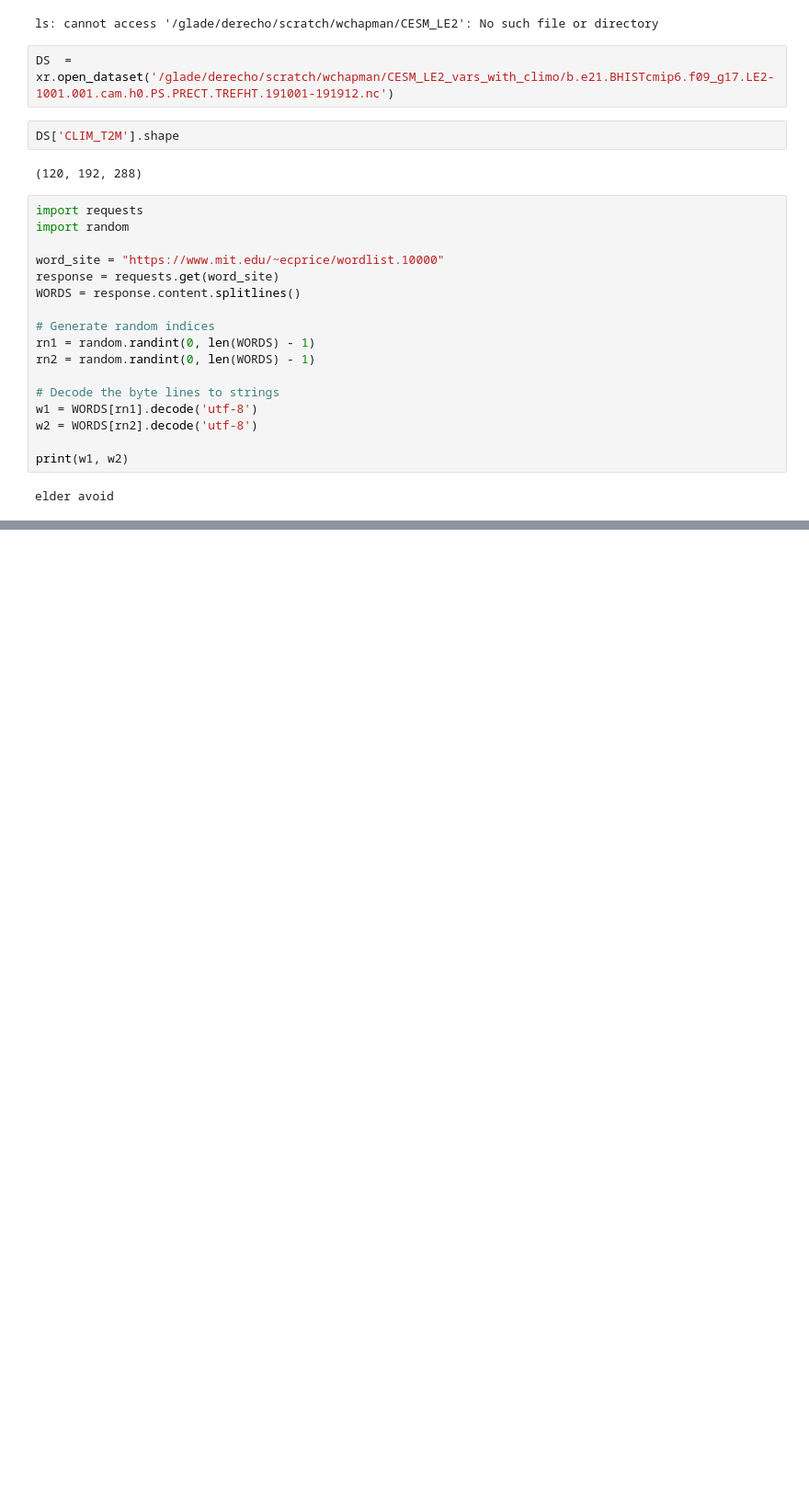
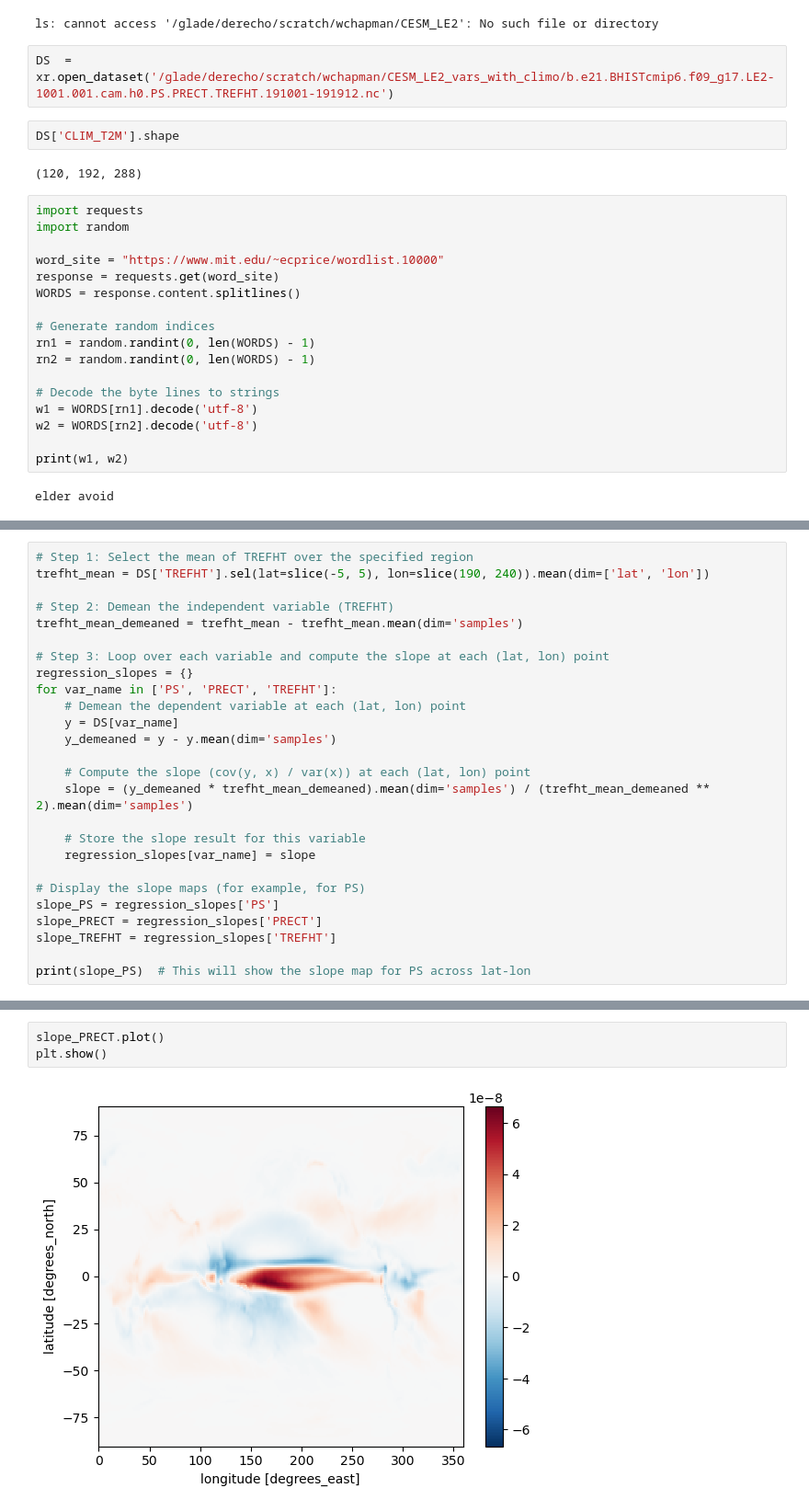
Before and after one commit to WillyChap/denoising-diffusion-pytorch, a Jupyter notebook: Gather_CESM_Data.ipynb, the cells around one changed output, grey strips where cells are left out. Shown: that part at 92% size. Saved outputs shown, nothing was run; the diff lists cells and outputs as text; blank space fills up the shorter version.

```diff
--- a/Gather_CESM_Data.ipynb
+++ b/Gather_CESM_Data.ipynb
@@ -670,0 +676,26 @@ elder avoid
+# %%
+# Step 1: Select the mean of TREFHT over the specified region
+trefht_mean = DS['TREFHT'].sel(lat=slice(-5, 5), lon=slice(190, 240)).mean(dim=['lat', 'lon'])
+
+# Step 2: Demean the independent variable (TREFHT)
+trefht_mean_demeaned = trefht_mean - trefht_mean.mean(dim='samples')
+
+# Step 3: Loop over each variable and compute the slope at each (lat, lon) point
+regression_slopes = {}
+for var_name in ['PS', 'PRECT', 'TREFHT']:
+    # Demean the dependent variable at each (lat, lon) point
+    y = DS[var_name]
+    y_demeaned = y - y.mean(dim='samples')
+
+    # Compute the slope (cov(y, x) / var(x)) at each (lat, lon) point
+    slope = (y_demeaned * trefht_mean_demeaned).mean(dim='samples') / (trefht_mean_demeaned ** 2).mean(dim='samples')
+
+    # Store the slope result for this variable
+    regression_slopes[var_name] = slope
+
+# Display the slope maps (for example, for PS)
+slope_PS = regression_slopes['PS']
+slope_PRECT = regression_slopes['PRECT']
+slope_TREFHT = regression_slopes['TREFHT']
+
+print(slope_PS)  # This will show the slope map for PS across lat-lon
@@ -670,0 +720,5 @@ elder avoid
+# %%
+slope_PRECT.plot()
+plt.show()
+# %% [output]
+[figure, added]
```
Also changed, not shown: parts of 5 cells of this notebook, 5 other files.
